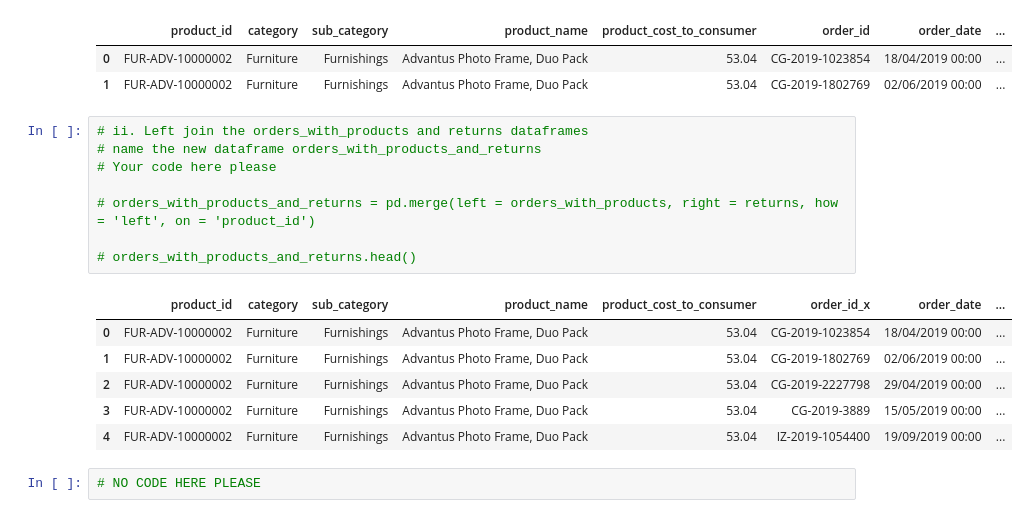
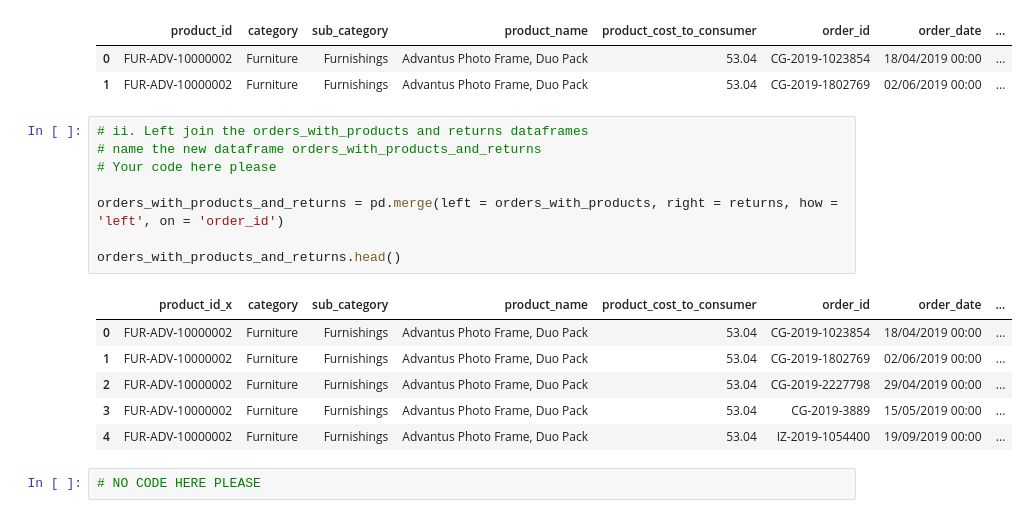
Before and after one commit to sayedali777/labs_projects, a Jupyter notebook: labs/Exercises 3.9/3.9.E1 Exercise-Aggregate-and-Combine-pandas-v2.ipynb, the cells around one changed output. Saved outputs shown, nothing was run; the diff lists cells and outputs as text.

```diff
--- a/labs/Exercises 3.9/3.9.E1 Exercise-Aggregate-and-Combine-pandas-v2.ipynb
+++ b/labs/Exercises 3.9/3.9.E1 Exercise-Aggregate-and-Combine-pandas-v2.ipynb
@@ -160,13 +160,13 @@ orders_with_products.sample(2)
 # %%
 # ii. Left join the orders_with_products and returns dataframes
 # name the new dataframe orders_with_products_and_returns
 # Your code here please
 
-# orders_with_products_and_returns = pd.merge(left = orders_with_products, right = returns, how = 'left', on = 'product_id')
+orders_with_products_and_returns = pd.merge(left = orders_with_products, right = returns, how = 'left', on = 'order_id')
 
-# orders_with_products_and_returns.head()
+orders_with_products_and_returns.head()
 # %% [output]
-|  | product_id | category | sub_category | product_name | product_cost_to_consumer | order_id_x | order_date | ... |
+|  | product_id_x | category | sub_category | product_name | product_cost_to_consumer | order_id | order_date | ... |
 | 0 | FUR-ADV-10000002 | Furniture | Furnishings | Advantus Photo Frame, Duo Pack | 53.04 | CG-2019-1023854 | 18/04/2019 00:00 | ... |
 | 1 | FUR-ADV-10000002 | Furniture | Furnishings | Advantus Photo Frame, Duo Pack | 53.04 | CG-2019-1802769 | 02/06/2019 00:00 | ... |
 | 2 | FUR-ADV-10000002 | Furniture | Furnishings | Advantus Photo Frame, Duo Pack | 53.04 | CG-2019-2227798 | 29/04/2019 00:00 | ... |
```
Also changed, not shown: parts of 2 cells of this notebook.
